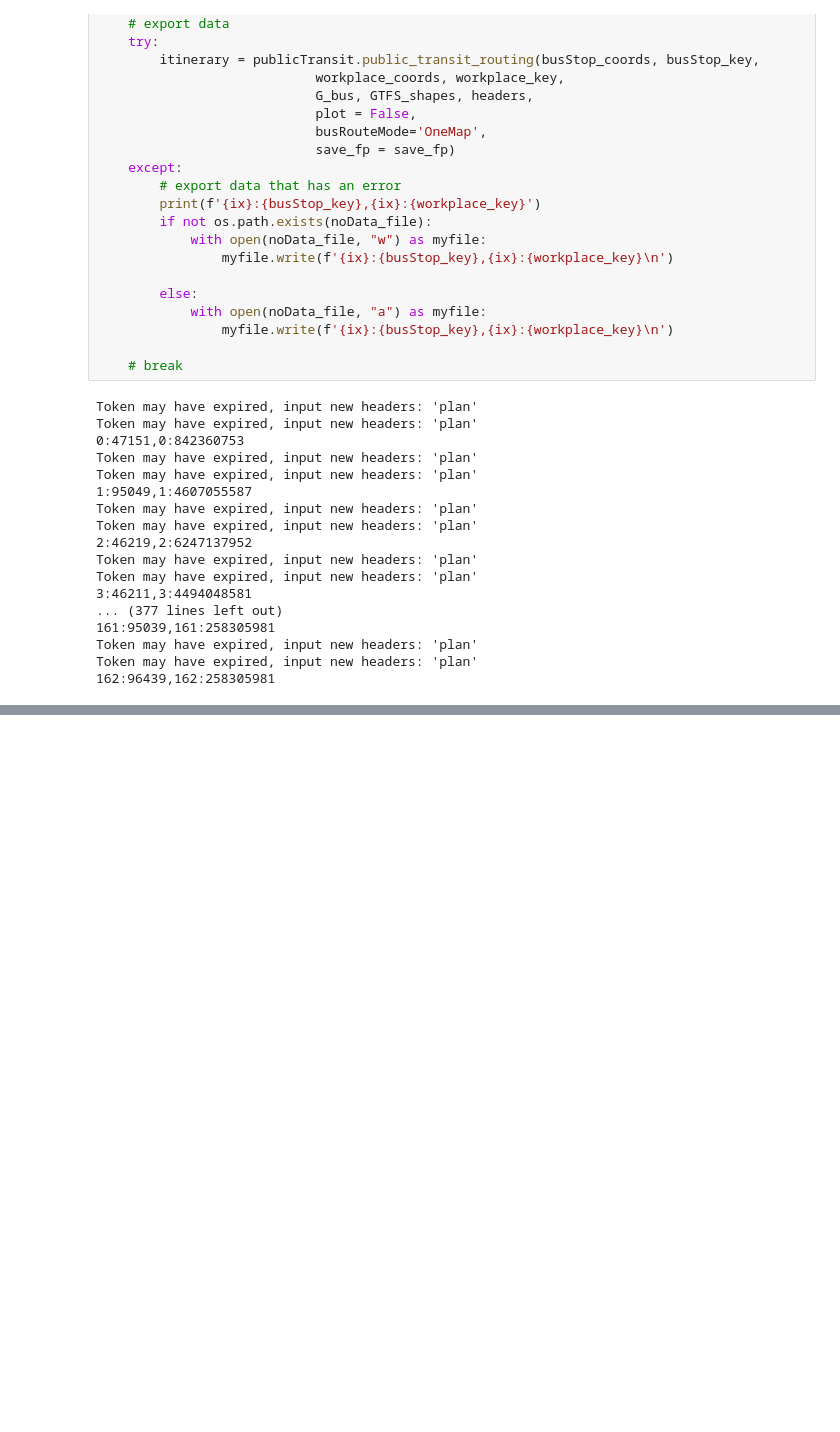
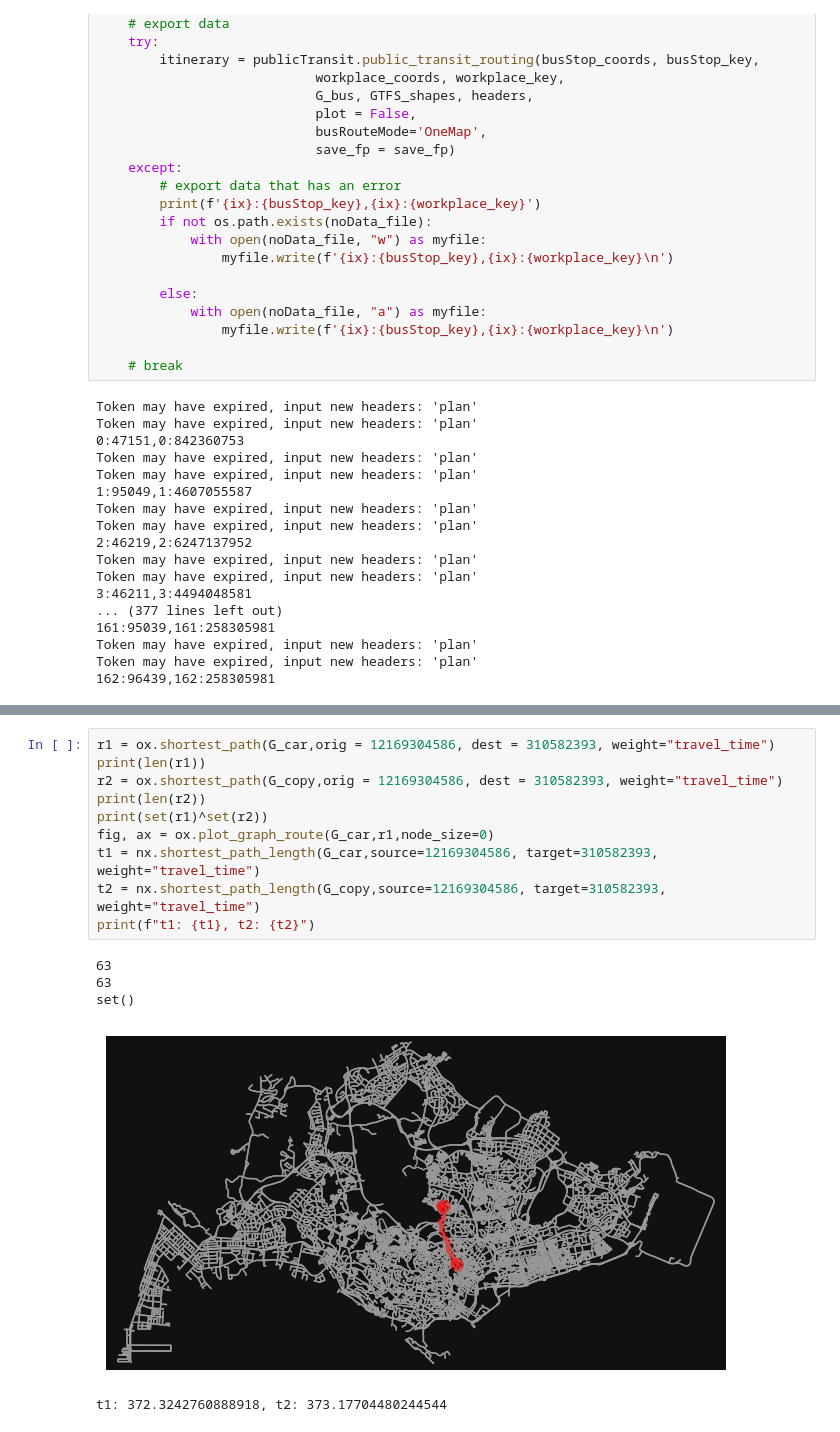
Before and after one commit to pakhuiying/NCCS_analysis, a Jupyter notebook: transport_routing.ipynb, the cells around one changed output, grey strips where cells are left out. Cells and saved outputs as stored; diff of their text form; blank space fills up the shorter version.

```diff
--- a/transport_routing.ipynb
+++ b/transport_routing.ipynb
@@ -982,0 +1107,16 @@ Token may have expired, input new headers: 'plan'
+# %%
+r1 = ox.shortest_path(G_car,orig = 12169304586, dest = 310582393, weight="travel_time")
+print(len(r1))
+r2 = ox.shortest_path(G_copy,orig = 12169304586, dest = 310582393, weight="travel_time")
+print(len(r2))
+print(set(r1)^set(r2))
+fig, ax = ox.plot_graph_route(G_car,r1,node_size=0)
+t1 = nx.shortest_path_length(G_car,source=12169304586, target=310582393, weight="travel_time")
+t2 = nx.shortest_path_length(G_copy,source=12169304586, target=310582393, weight="travel_time")
+print(f"t1: {t1}, t2: {t2}")
+# %% [output]
+63
+63
+set()
+[figure, added]
+t1: 372.3242760888918, t2: 373.17704480244544
```
Also changed, not shown: parts of 5 cells of this notebook.
